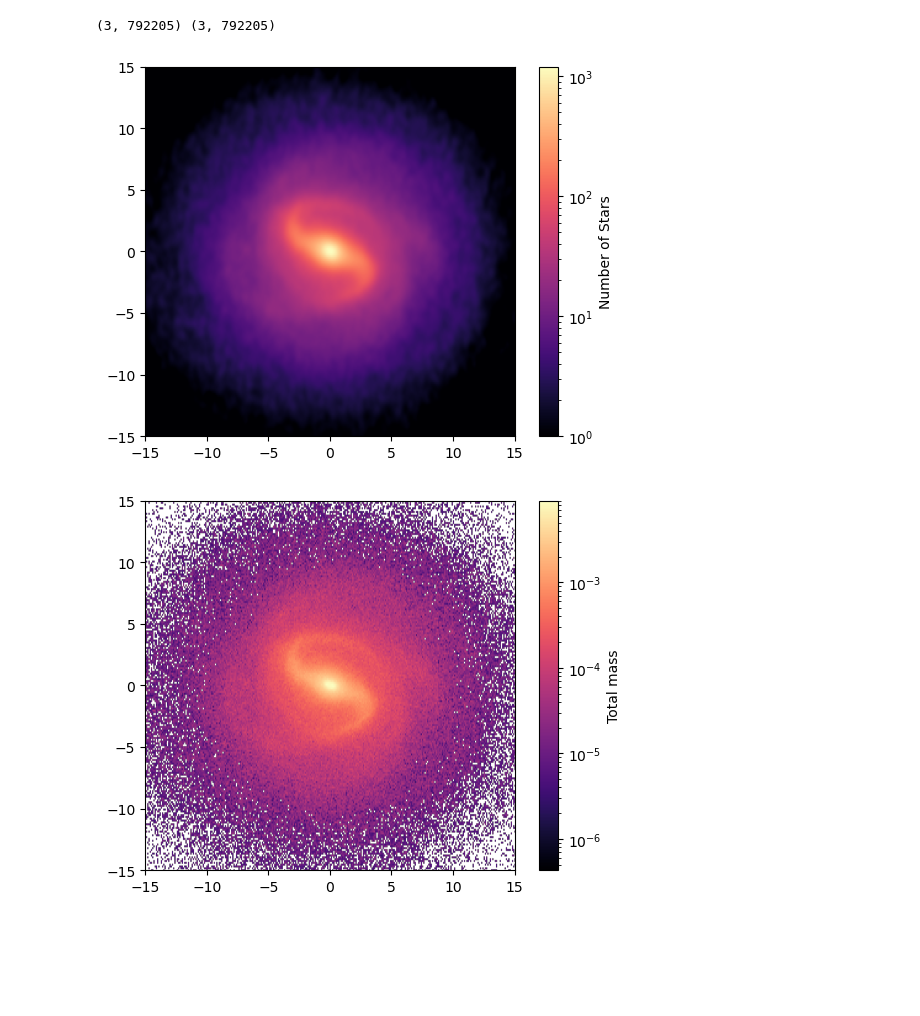
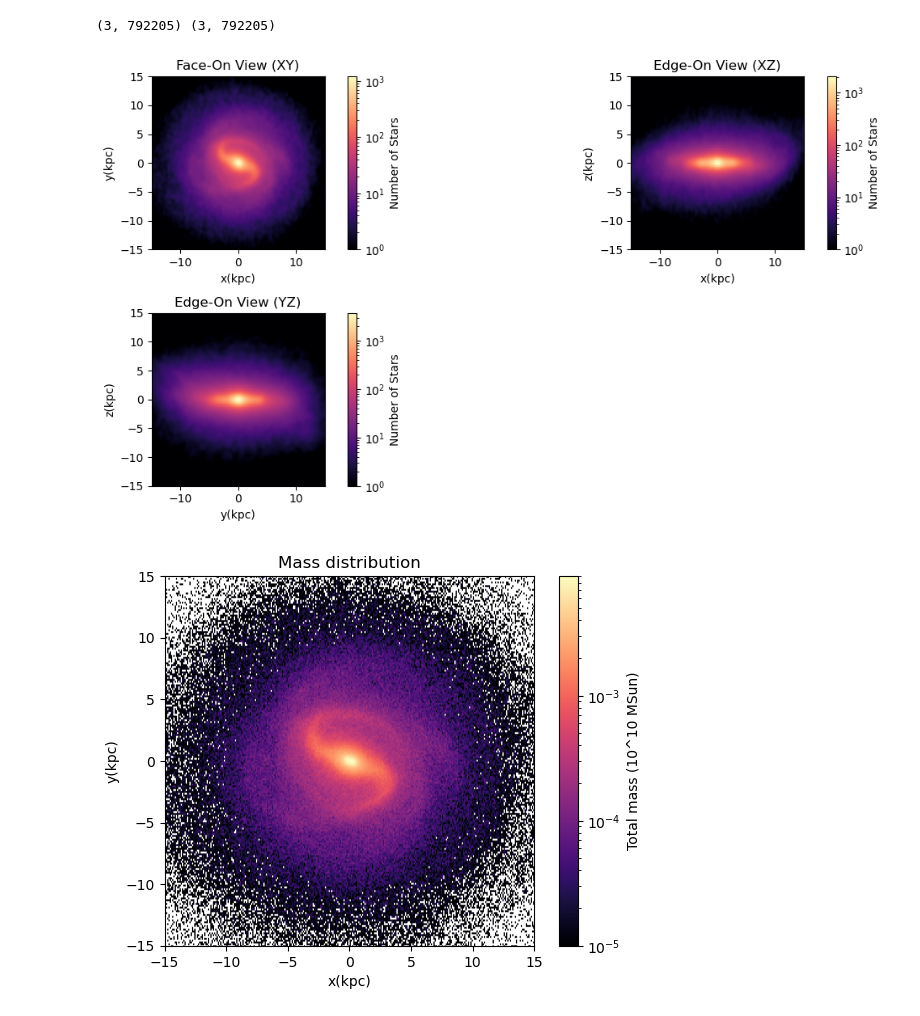
Before and after one commit to Alverd02/Kinematic-Signatures-of-Bars-and-Spirals-in-TNG50-Galaxies, a Jupyter notebook: Kinematic Signatures of Bars and Spirals in TNG50 Galaxies.ipynb, the cells around one changed output. Drawn from its saved outputs; the diff is of its cells as text; code cells hidden in the pictures; blank space fills up the shorter version.

Commit message:
Units, projections and radial velocity plot

```diff
--- a/Kinematic Signatures of Bars and Spirals in TNG50 Galaxies.ipynb
+++ b/Kinematic Signatures of Bars and Spirals in TNG50 Galaxies.ipynb
@@ -321,27 +321,77 @@ np.savetxt('discs/stars_'+str(nameid)+'_snap_'+str(snapnum)+"_rot"+'.txt', outda
 # %%
 grid_resolution = 3000
 
-ret_rot = binned_statistic_2d(x_rot, y_rot,
+ret_rot_xy = binned_statistic_2d(x_rot, y_rot,
     None,            # Values to calculate (None because we are just counting)
     statistic='count',
     bins=grid_resolution
 )
 
-density_map_rot = ret_rot.statistic
-x_edges_rot = ret_rot.x_edge
-y_edges_rot = ret_rot.y_edge
+ret_rot_xz = binned_statistic_2d(x_rot, z_rot,
+    None,            # Values to calculate (None because we are just counting)
+    statistic='count',
+    bins=grid_resolution
+)
 
-smoothed_density_rot = gaussian_filter(density_map_rot, sigma=2)
+ret_rot_yz = binned_statistic_2d(y_rot, z_rot,
+    None,            # Values to calculate (None because we are just counting)
+    statistic='count',
+    bins=grid_resolution
+)
+
+density_map_rot_xy = ret_rot_xy.statistic
+x_edges_rot_xy = ret_rot_xy.x_edge
+y_edges_rot_xy = ret_rot_xy.y_edge
+
+density_map_rot_xz = ret_rot_xz.statistic
+x_edges_rot_xz = ret_rot_xz.x_edge
+y_edges_rot_xz = ret_rot_xz.y_edge
+
+density_map_rot_yz = ret_rot_yz.statistic
+x_edges_rot_yz = ret_rot_yz.x_edge
+y_edges_rot_yz = ret_rot_yz.y_edge
+
+smoothed_density_rot_xy = gaussian_filter(density_map_rot_xy, sigma=2)
+
+smoothed_density_rot_xz = gaussian_filter(density_map_rot_xz, sigma=2)
+
+smoothed_density_rot_yz = gaussian_filter(density_map_rot_yz, sigma=2)
 
 limit = 15  # Adjust this based on your galaxy's expected size
+
+plt.figure(figsize=(12, 6))
+
+plt.subplot(221)
+plt.title("Face-On View (XY)")
+plt.imshow(smoothed_density_rot_xy.T, origin='lower', extent=[x_edges_rot_xy[0], x_edges_rot_xy[-1], y_edges_rot_xy[0], y_edges_rot_xy[-1]],cmap='magma',norm=LogNorm(vmin=1))
 plt.xlim(-limit, limit)
 plt.ylim(-limit, limit)
+plt.xlabel("x(kpc)")
+plt.ylabel("y(kpc)")
+plt.colorbar(label='Number of Stars')
 
-plt.imshow(smoothed_density_rot.T, origin='lower', extent=[x_edges_rot[0], x_edges_rot[-1], y_edges_rot[0], y_edges_rot[-1]],cmap='magma',norm=LogNorm(vmin=1))
+plt.subplot(222)
+plt.xlabel("x(kpc)")
+plt.ylabel("z(kpc)")
+plt.title("Edge-On View (XZ)")
+plt.imshow(smoothed_density_rot_xz.T, origin='lower', extent=[x_edges_rot_xz[0], x_edges_rot_xz[-1], y_edges_rot_xz[0], y_edges_rot_xz[-1]],cmap='magma',norm=LogNorm(vmin=1))
+plt.xlim(-limit, limit)
+plt.ylim(-limit, limit)
 plt.colorbar(label='Number of Stars')
+
+plt.subplot(223)
+plt.xlabel("y(kpc)")
+plt.ylabel("z(kpc)")
+plt.title("Edge-On View (YZ)")
+plt.imshow(smoothed_density_rot_yz.T, origin='lower', extent=[x_edges_rot_yz[0], x_edges_rot_yz[-1], y_edges_rot_yz[0], y_edges_rot_yz[-1]],cmap='magma',norm=LogNorm(vmin=1))
+plt.xlim(-limit, limit)
+plt.ylim(-limit, limit)
+plt.colorbar(label='Number of Stars')
+
+plt.tight_layout()
 plt.show()
 # %% [output]
-[figure, old version]
+[figure, new version]
 # %%
 grid_resolution = 3000
 
@@ -360,10 +410,12 @@ smoothed_density = gaussian_filter(mass_map, sigma=2)
 limit = 15  # Adjust this based on your galaxy's expected size
 plt.xlim(-limit, limit)
 plt.ylim(-limit, limit)
-
-plt.imshow(mass_map.T, origin='lower', extent=[x_edges[0], x_edges[-1], y_edges[0], y_edges[-1]],cmap='magma',norm=LogNorm())
-plt.colorbar(label='Total mass')
+plt.xlabel("x(kpc)")
+plt.ylabel("y(kpc)")
+plt.title("Mass distribution")
+plt.imshow(mass_map.T, origin='lower', extent=[x_edges[0], x_edges[-1], y_edges[0], y_edges[-1]],cmap='magma',norm=LogNorm(vmin=10**(-5)))
+plt.colorbar(label='Total mass (10^10 MSun)')
 plt.show()
 # %% [output]
-[figure, old version]
+[figure, new version]
 # %%
```
Also changed, not shown: parts of 2 cells of this notebook.
